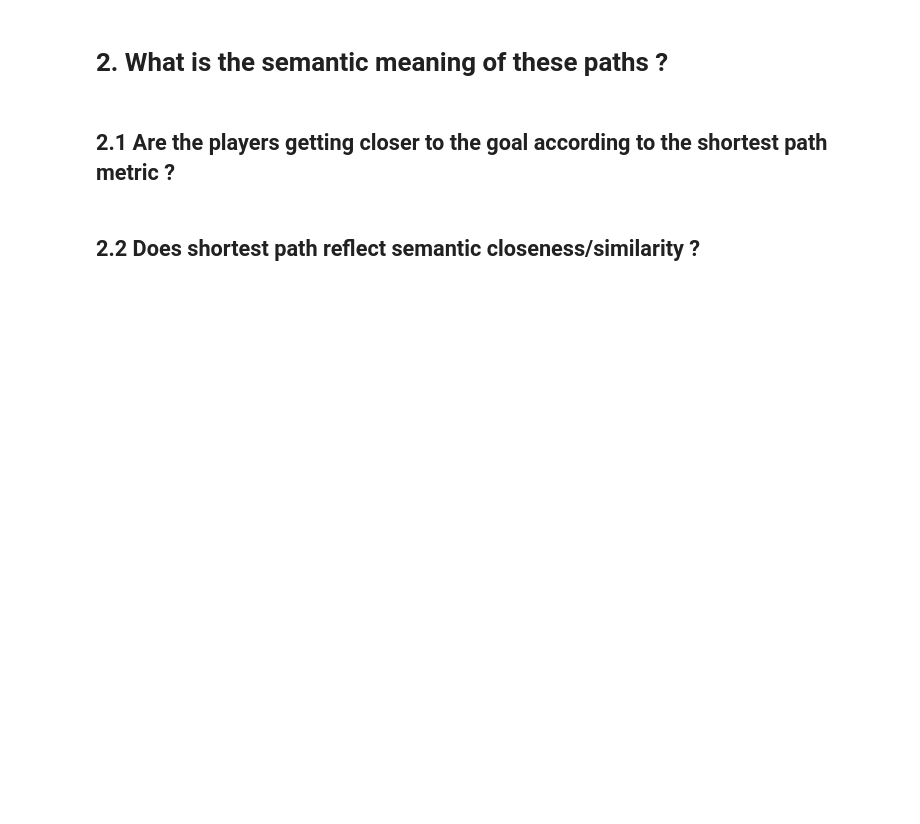
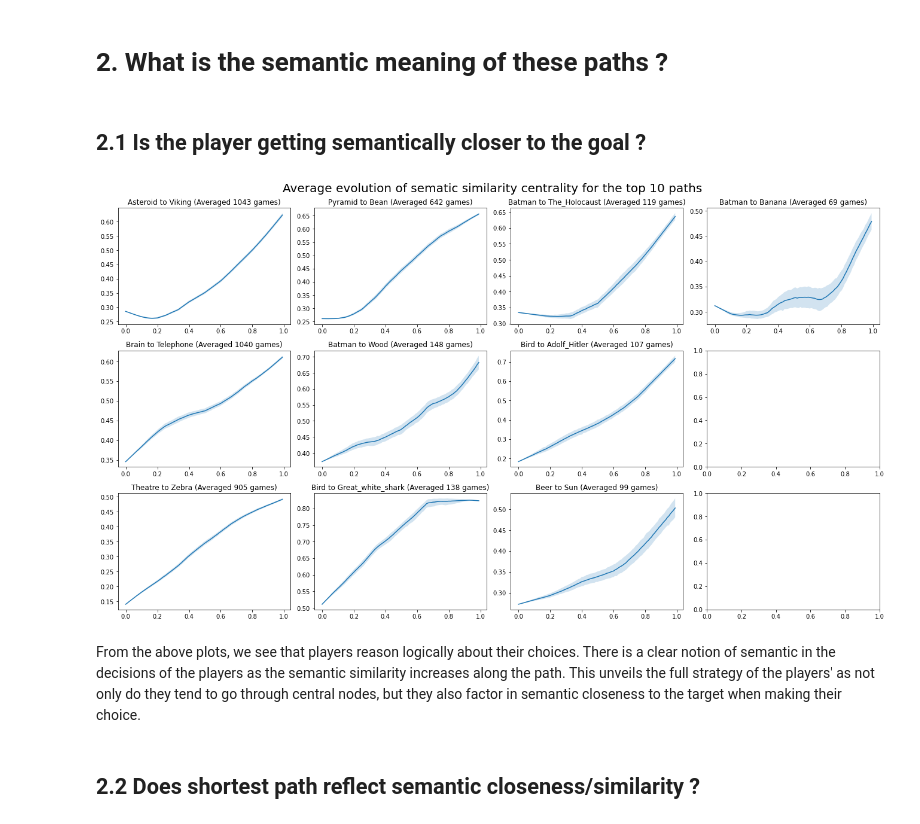
Before and after one commit to khalilacheche/ada-2022-project-adaes, a Jupyter notebook: How_Predictable_Are_Humans.ipynb, the cells around one changed output. Drawn from its saved outputs; the diff is of its cells as text; code cells hidden in the pictures; blank space fills up the shorter version.

```diff
--- a/How_Predictable_Are_Humans.ipynb
+++ b/How_Predictable_Are_Humans.ipynb
@@ -252,4 +326,2 @@ Both those arguments make a solid statement that this behaviour is generalisable
 # %% [markdown]
 # 2. What is the semantic meaning of these paths ?
-# %% [markdown]
-## 2.1 Are the players getting closer to the goal according to the shortest path metric ?
@@ -265,2 +328,11 @@ def get_shortest_path(G,start,end):
+# %% [markdown]
+## 2.1 Is the player getting semantically closer to the goal ?
+# %%
+# Plot the evolution of the semantic closeness from each hop to the target page as we progress through the path
+plot_average_evolution(df_paths_finished, K, SEMANTIC ,df_embeddings=df_embeddings)
+# %% [output]
+[figure, added]
+# %% [markdown]
+From the above plots, we see that players reason logically about their choices. There is a clear notion of semantic in the decisions of the players as the semantic similarity increases along the path. This unveils the full strategy of the players' as not only do they tend to go through central nodes, but they also factor in semantic closeness to the target when making their choice.
 # %% [markdown]
 ## 2.2 Does shortest path reflect semantic closeness/similarity ?
```
Also changed, not shown: parts of 42 cells of this notebook, 3 other files.
